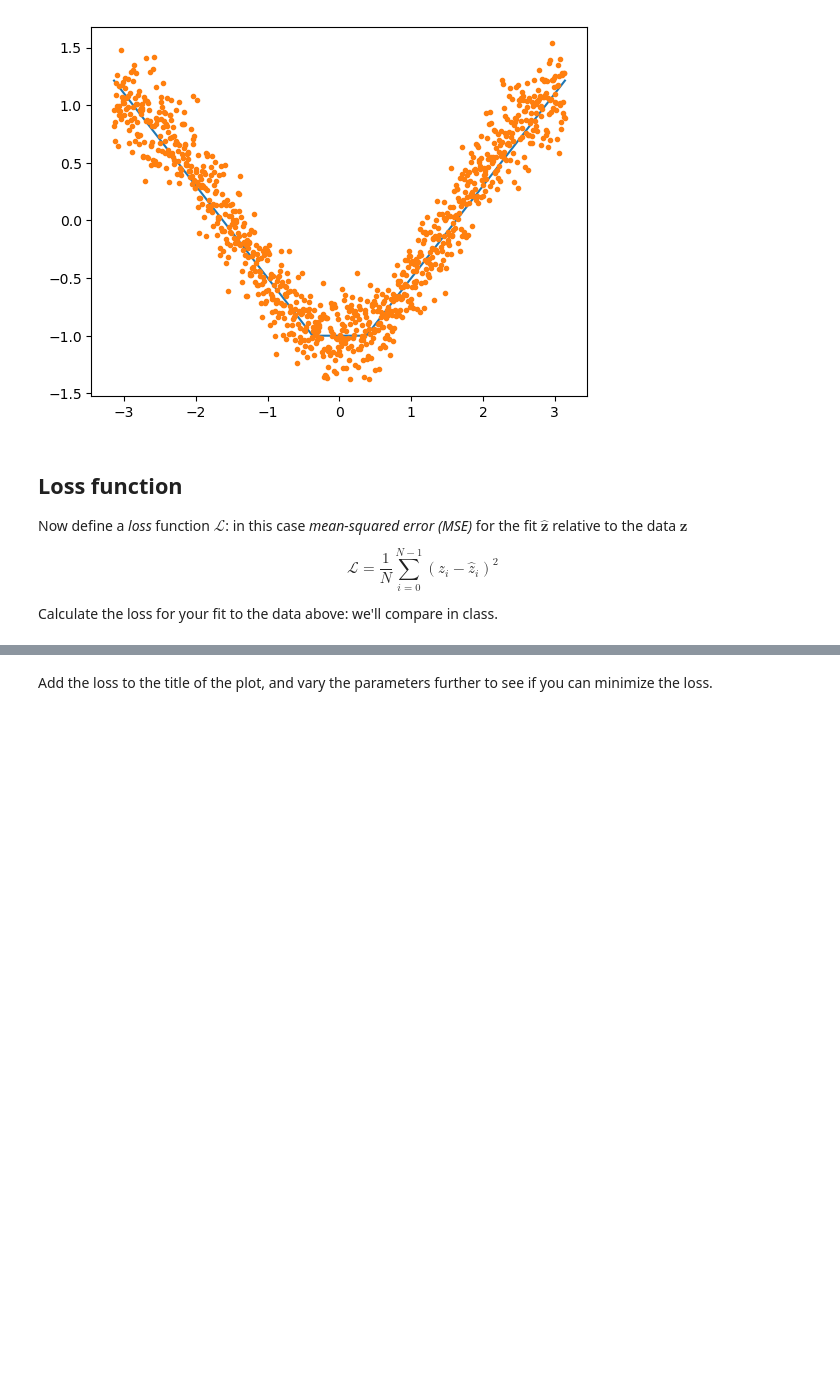
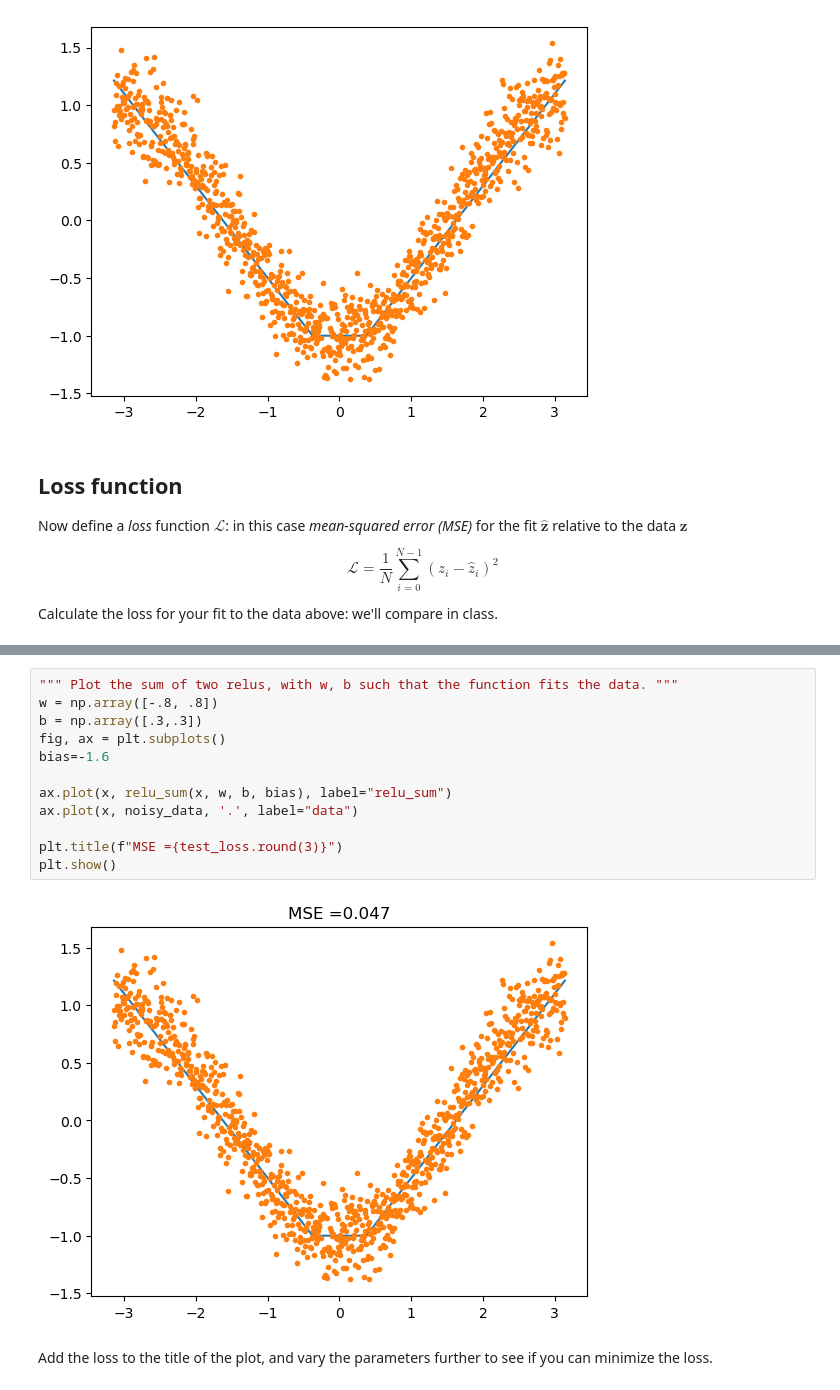
Before and after one commit to arif-geo/e_sci_data_analysis_test, a Jupyter notebook: earth_sci_data_analysis/lesson_7_ML/07_workalong01_machine_learning_basics.ipynb, the cells around one changed output, grey strips where cells are left out. Cells and saved outputs as stored; diff of their text form; blank space fills up the shorter version.

```diff
--- a/earth_sci_data_analysis/lesson_7_ML/07_workalong01_machine_learning_basics.ipynb
+++ b/earth_sci_data_analysis/lesson_7_ML/07_workalong01_machine_learning_basics.ipynb
@@ -109,3 +119,17 @@ def loss(y_true : np.ndarray, y_pred : np.ndarray) -> float:
+# %%
+""" Plot the sum of two relus, with w, b such that the function fits the data. """
+w = np.array([-.8, .8])
+b = np.array([.3,.3])
+fig, ax = plt.subplots()
+bias=-1.6
+
+ax.plot(x, relu_sum(x, w, b, bias), label="relu_sum")
+ax.plot(x, noisy_data, '.', label="data")
+
+plt.title(f"MSE ={test_loss.round(3)}")
+plt.show()
+# %% [output]
+[figure, added]
 # %% [markdown]
 Add the loss to the title of the plot, and vary the parameters further to see if you can minimize the loss.
 # %%
```
Also changed, not shown: parts of 9 cells of this notebook, 2 other files.
